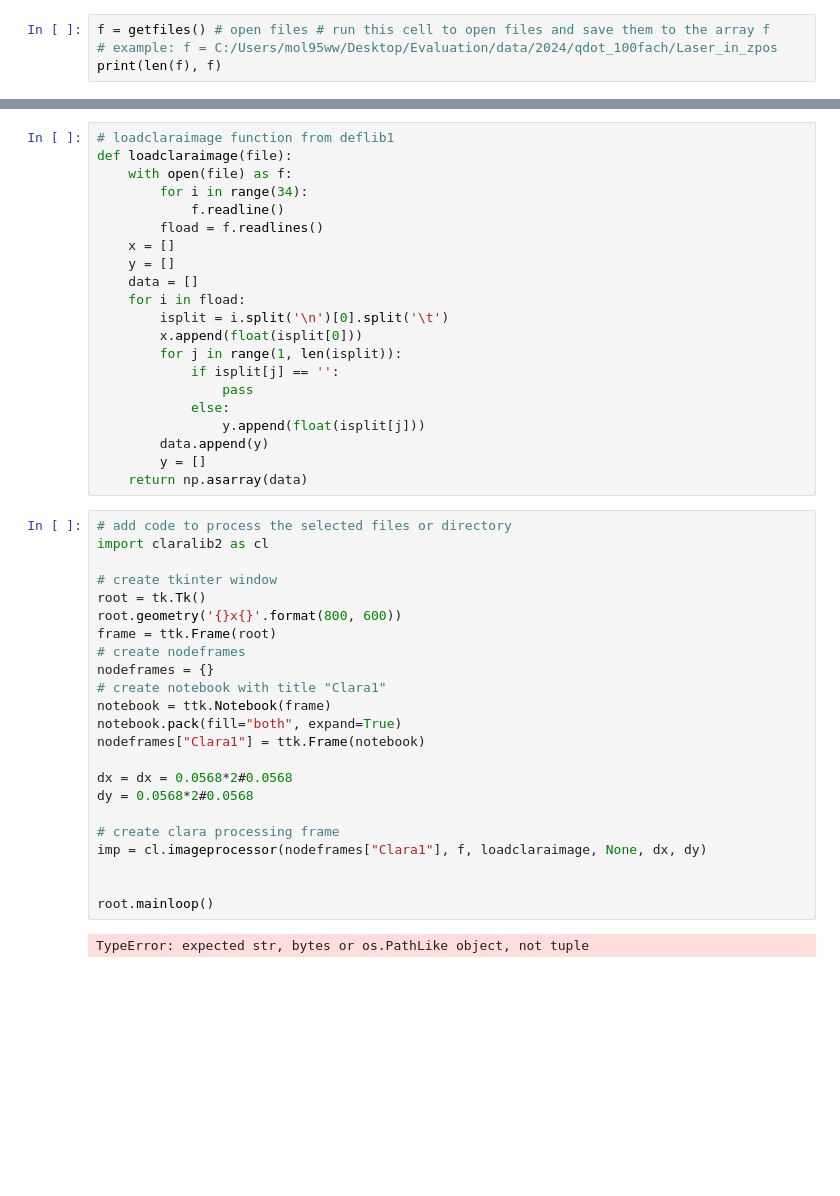
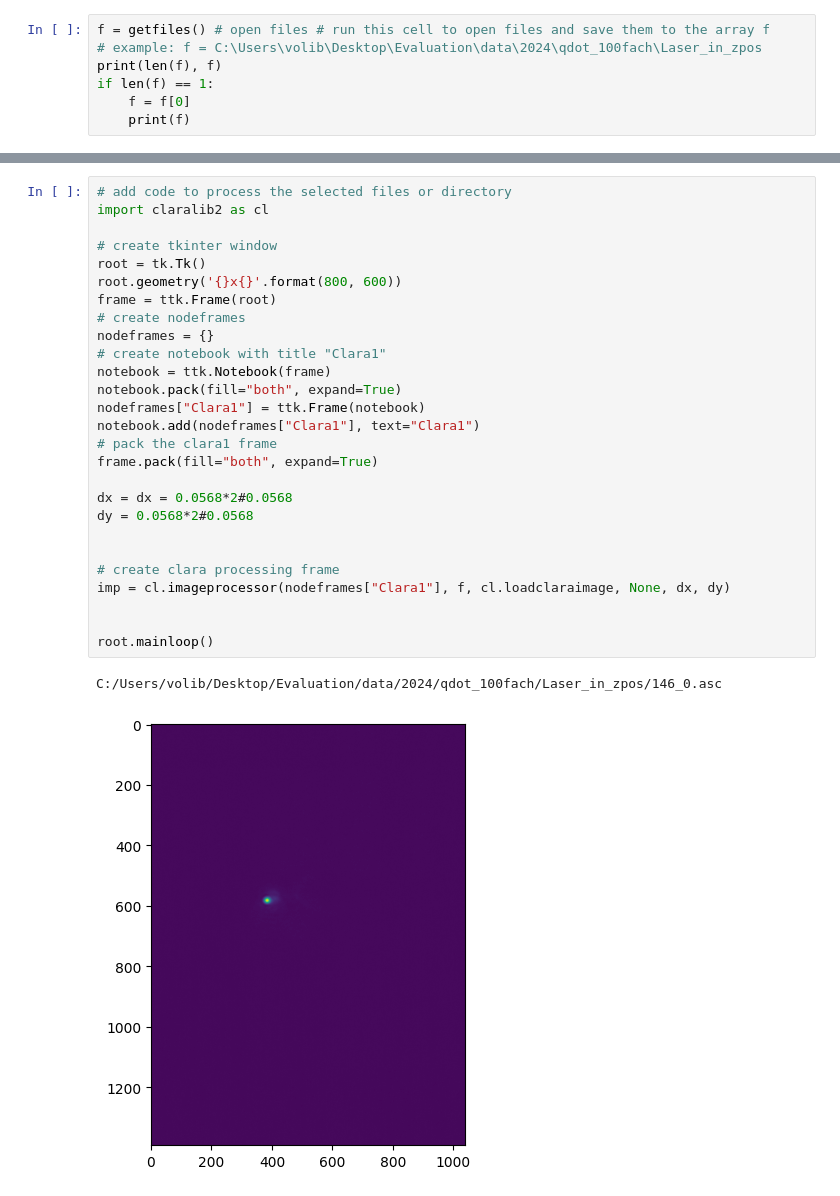
Before and after one commit to offwhitesolid/SpecMap, a Jupyter notebook: openerJN/clara1.ipynb, the cells around one changed output, grey strips where cells are left out. Cells and saved outputs as stored; diff of their text form; blank space fills up the shorter version.

```diff
--- a/openerJN/clara1.ipynb
+++ b/openerJN/clara1.ipynb
@@ -59,5 +85,8 @@ C:/Users/volib/Desktop/Evaluation/code/SpecMap/SpecMap1/openerJN
 # %%
 f = getfiles() # open files # run this cell to open files and save them to the array f
-# example: f = C:/Users/mol95ww/Desktop/Evaluation/data/2024/qdot_100fach/Laser_in_zpos
+# example: f = C:\Users\volib\Desktop\Evaluation\data\2024\qdot_100fach\Laser_in_zpos
 print(len(f), f)
+if len(f) == 1:
+    f = f[0]
+    print(f)
 # %% [output]
@@ -72,46 +101,30 @@ C:/Users/volib/Desktop/Evaluation/code/SpecMap/SpecMap1/openerJN
-# %%
-# loadclaraimage function from deflib1
-def loadclaraimage(file):
-    with open(file) as f:
-        for i in range(34):
-            f.readline()
-        fload = f.readlines()
-    x = []
-    y = []
-    data = []
-    for i in fload:
-        isplit = i.split('\n')[0].split('\t')
-        x.append(float(isplit[0]))
-        for j in range(1, len(isplit)):
-            if isplit[j] == '':
-                pass
-            else:
-                y.append(float(isplit[j]))
-        data.append(y)
-        y = []
-    return np.asarray(data)
 # %%
 # add code to process the selected files or directory
 import claralib2 as cl
 
 # create tkinter window
 root = tk.Tk()
 root.geometry('{}x{}'.format(800, 600))
 frame = ttk.Frame(root)
 # create nodeframes
 nodeframes = {}
 # create notebook with title "Clara1"
 notebook = ttk.Notebook(frame)
 notebook.pack(fill="both", expand=True)
 nodeframes["Clara1"] = ttk.Frame(notebook)
+notebook.add(nodeframes["Clara1"], text="Clara1")
+# pack the clara1 frame
+frame.pack(fill="both", expand=True)
 
 dx = dx = 0.0568*2#0.0568
 dy = 0.0568*2#0.0568
 
+
 # create clara processing frame
-imp = cl.imageprocessor(nodeframes["Clara1"], f, loadclaraimage, None, dx, dy)
+imp = cl.imageprocessor(nodeframes["Clara1"], f, cl.loadclaraimage, None, dx, dy)
 
 
 root.mainloop()
 # %% [output]
-TypeError: expected str, bytes or os.PathLike object, not tuple
+C:/Users/volib/Desktop/Evaluation/data/2024/qdot_100fach/Laser_in_zpos/146_0.asc
+[figure, added]
```
Also changed, not shown: parts of 6 cells of this notebook, 2 other files.
